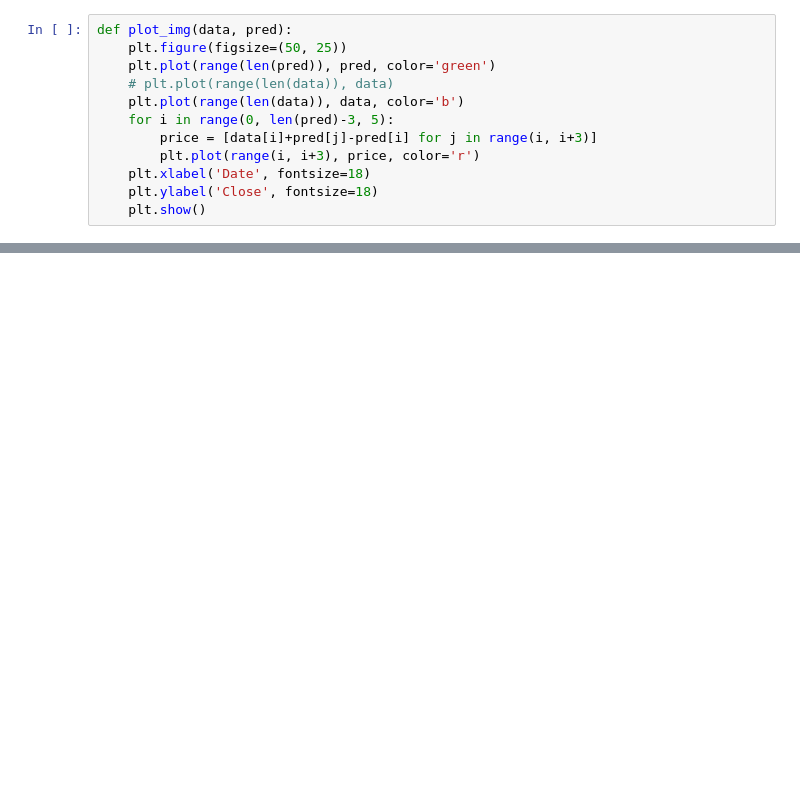
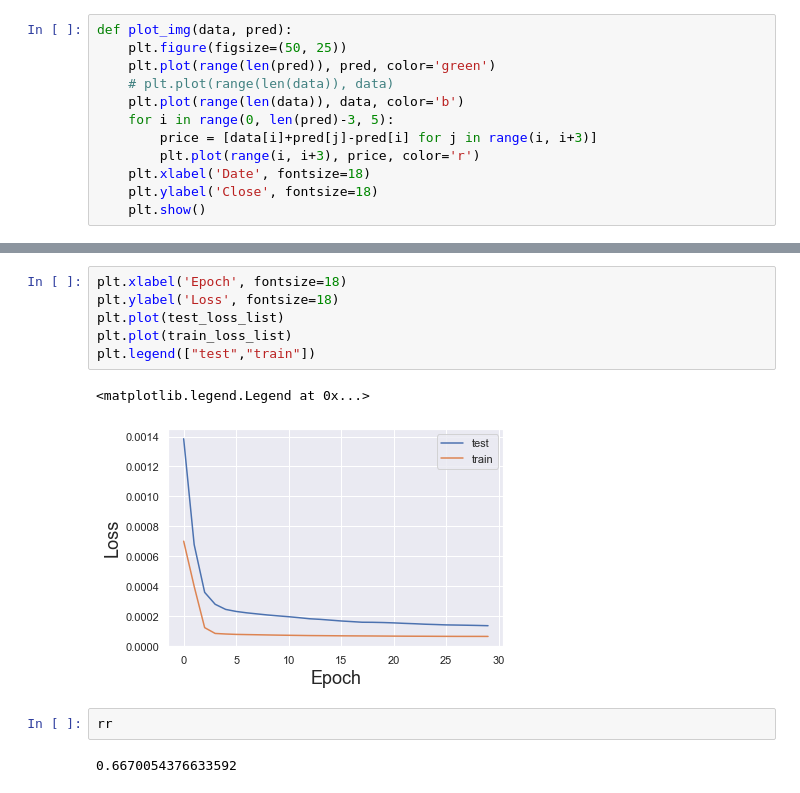
Before and after one commit to sjchasel/stock_prediction, a Jupyter notebook: 深度学习模型/cnn-lstm.ipynb, the cells around one changed output, grey strips where cells are left out. Cells and saved outputs as stored; diff of their text form; blank space fills up the shorter version.

```diff
--- a/深度学习模型/cnn-lstm.ipynb
+++ b/深度学习模型/cnn-lstm.ipynb
@@ -250,0 +237,13 @@ RuntimeError: input must have 3 dimensions, got 4
+# %%
+plt.xlabel('Epoch', fontsize=18)
+plt.ylabel('Loss', fontsize=18)
+plt.plot(test_loss_list)
+plt.plot(train_loss_list)
+plt.legend(["test","train"])
+# %% [output]
+<matplotlib.legend.Legend at 0x...>
+[figure, added]
+# %%
+rr
+# %% [output]
+0.6670054376633592
```
Also changed, not shown: parts of 6 cells of this notebook, 13 other files.
